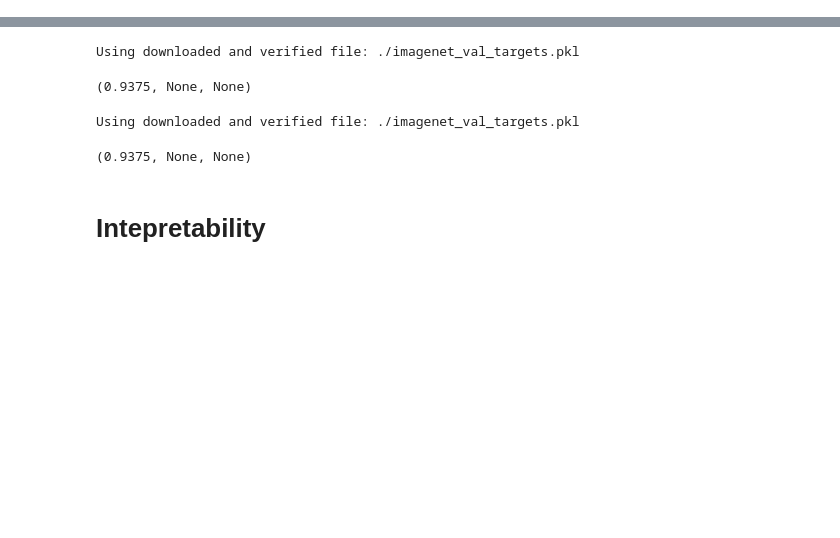
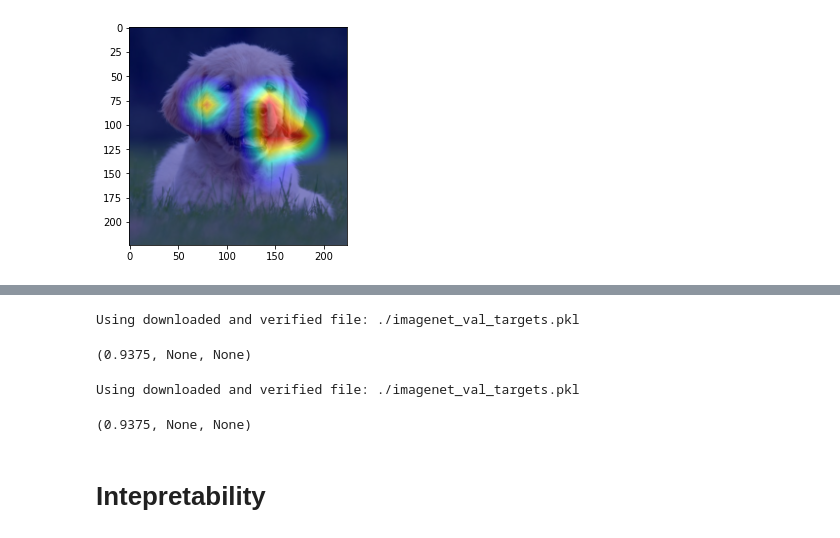
Before and after one commit to FrancescoSaverioZuppichini/glasses, a Jupyter notebook: playground.ipynb, the cells around one changed output, grey strips where cells are left out. Drawn from its saved outputs; the diff is of its cells as text; code cells hidden in the pictures; blank space fills up the shorter version.

```diff
--- a/playground.ipynb
+++ b/playground.ipynb
@@ -6,0 +21,20 @@ The autoreload extension is already loaded. To reload it, use:
+# %%
+import requests
+from PIL import Image
+from io import BytesIO
+from glasses.interpretability import GradCam, SaliencyMap, ScoreCam
+from torchvision.transforms import Normalize
+from glasses.models import AutoModel, AutoTransform
+
+model = AutoModel.from_pretrained('resnet18')
+tr = AutoTransform.from_name('resnet18')
+r = requests.get('https://i.insider.com/5df126b679d7570ad2044f3e?width=700&format=jpeg&auto=webp')
+im = Image.open(BytesIO(r.content))
+# un normalize when done
+postprocessing = Normalize(-tr.transforms[-1].mean / tr.transforms[-1].std, (1.0 /tr.transforms[-1].std))
+# # apply preprocessing
+x =  tr(im).unsqueeze(0)
+# %%
+_ = model.interpret(x, using=GradCam(), postprocessing=postprocessing).show()
+# %% [output]
+[figure, added]
```
Also changed, not shown: parts of 8 cells of this notebook, 4 other files.
